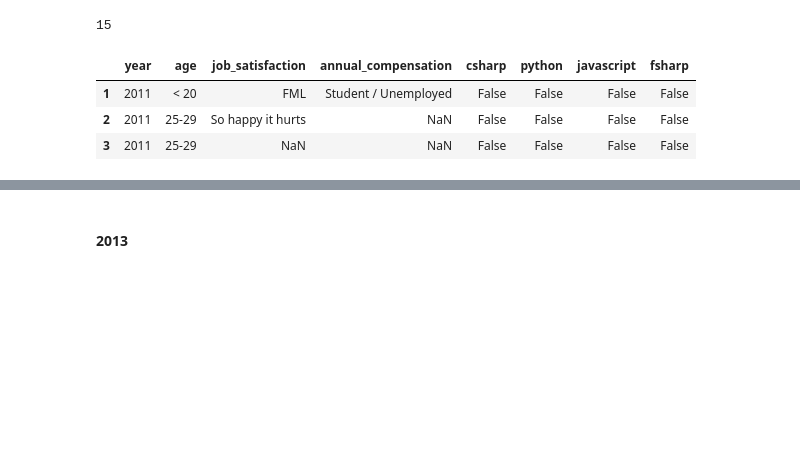
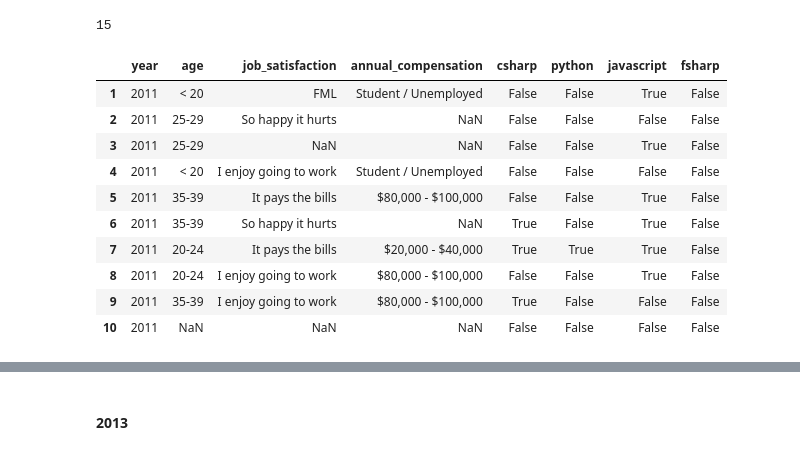
Before and after one commit to huli/the-transparent-coder, a Jupyter notebook: build_combined_data.ipynb, the cells around one changed output, grey strips where cells are left out. Saved outputs shown, nothing was run; the diff lists cells and outputs as text; code cells hidden in the pictures; blank space fills up the shorter version.

```diff
--- a/build_combined_data.ipynb
+++ b/build_combined_data.ipynb
@@ -56,12 +49,12 @@ subset_columns = ['age', 'job_satisfaction', 'annual_compensation', 'csharp', 'p
 subset2011.columns = subset_columns
 # %%
 # We transform languages in boolean columns
-subset2011['csharp'] = subset2011['csharp'].apply(lambda c: c == 'C#')
-subset2011['python'] = subset2011['python'].apply(lambda c: c == 'Python')
-subset2011['javascript'] = subset2011['python'].apply(lambda c: c == 'Javascript')
+subset2011['csharp'] = subset2011['csharp'].apply(lambda c: str(c) == 'C#')
+subset2011['python'] = subset2011['python'].apply(lambda c: str(c) == 'Python')
+subset2011['javascript'] = subset2011['javascript'].apply(lambda c: str(c) == 'JavaScript')
 # %%
 # Special treatment for f# - not that popular back then
-subset2011['fsharp'] = data2011.iloc[:, 42].apply(lambda col: 'f#' in str(col).lower())
+subset2011['fsharp'] = data2011.iloc[1:, 42].apply(lambda col: 'f#' in str(col).lower())
 # %%
 # Number of f# developers then
 len(subset2011[subset2011['fsharp'] == True])
@@ -70,10 +63,18 @@ len(subset2011[subset2011['fsharp'] == True])
 # %%
 # Reorder columns for sanity
 subset2011 = subset2011.iloc[:, [6,0,1,2,3,4,5,7]]
-# %%
-subset2011.head(3)
-# %% [output]
-|  | year | age | job_satisfaction | annual_compensation | csharp | python | javascript | fsharp |
-| 1 | 2011 | < 20 | FML | Student / Unemployed | False | False | False | False |
-| 2 | 2011 | 25-29 | So happy it hurts | NaN | False | False | False | False |
-| 3 | 2011 | 25-29 | NaN | NaN | False | False | False | False |
+# %%
+# Visualize relevant subset
+subset2011.head(10)
+# %% [output]
+|  | year | age | job_satisfaction | annual_compensation | csharp | python | javascript | fsharp |
+| 1 | 2011 | < 20 | FML | Student / Unemployed | False | False | True | False |
+| 2 | 2011 | 25-29 | So happy it hurts | NaN | False | False | False | False |
+| 3 | 2011 | 25-29 | NaN | NaN | False | False | True | False |
+| 4 | 2011 | < 20 | I enjoy going to work | Student / Unemployed | False | False | False | False |
+| 5 | 2011 | 35-39 | It pays the bills | $80,000 - $100,000 | False | False | True | False |
+| 6 | 2011 | 35-39 | So happy it hurts | NaN | True | False | True | False |
+| 7 | 2011 | 20-24 | It pays the bills | $20,000 - $40,000 | True | True | True | False |
+| 8 | 2011 | 20-24 | I enjoy going to work | $80,000 - $100,000 | False | False | True | False |
+| 9 | 2011 | 35-39 | I enjoy going to work | $80,000 - $100,000 | True | False | False | False |
+| 10 | 2011 | NaN | NaN | NaN | False | False | False | False |
```
Also changed, not shown: parts of 17 cells of this notebook.
